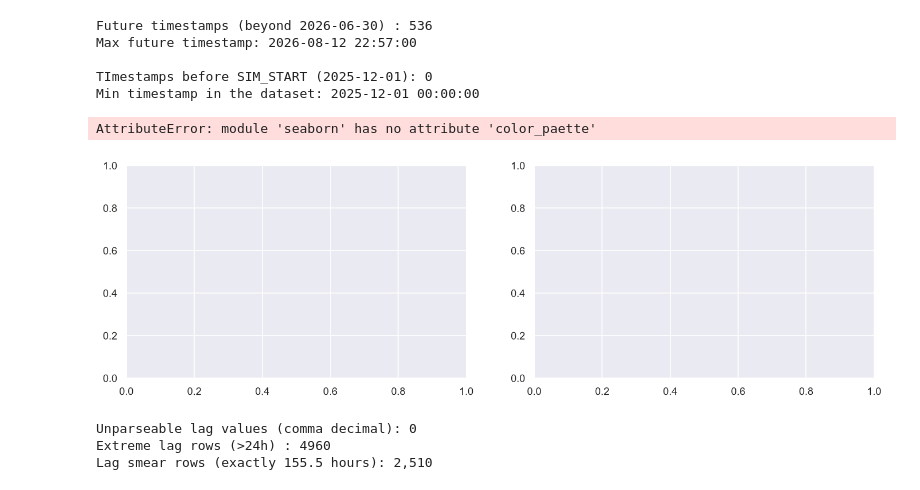
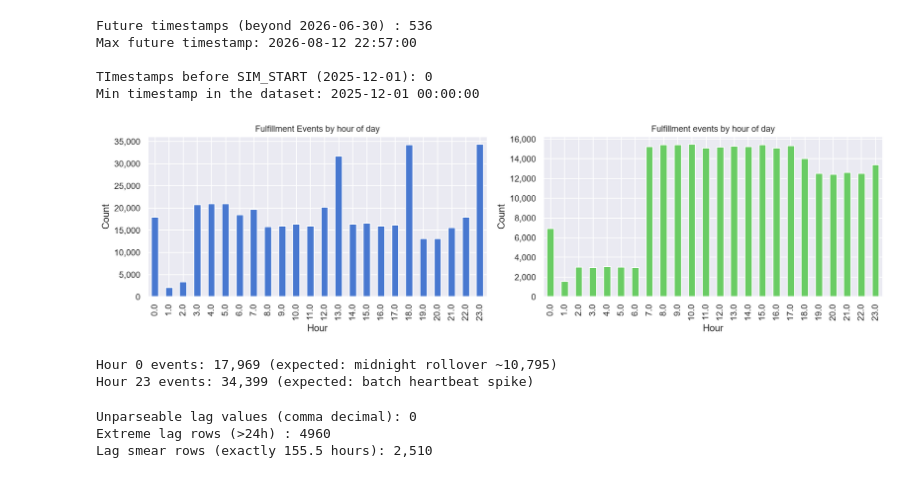
Before and after one commit to adiiquark/omninode_resilience_pipeline, a Jupyter notebook: Data_generation/Production_data/04_eda.ipynb, the cells around one changed output. Cells and saved outputs as stored; diff of their text form; code cells hidden in the pictures.

```diff
--- a/Data_generation/Production_data/04_eda.ipynb
+++ b/Data_generation/Production_data/04_eda.ipynb
@@ -188,36 +188,37 @@ Min timestamp in the dataset: 2025-12-01 00:00:00
 # normal darkstore snapshots: 6, 13, 18, 23
 
 df["event_hour"] = df["event_timestamp"].dt.hour
 fig, axes = plt.subplots(1,2, figsize= (14,4))
 
 # left contains all events
 df["event_hour"].value_counts().sort_index().plot(
-    kind = bar, ax = axes[0], color = sns.color_paette("muted")[0]
+    kind = "bar", ax = axes[0], color = sns.color_palette("muted")[0]
 )
 axes[0].set_title("Fulfillment Events by hour of day", fontsize = 11)
 axes[0].set_xlabel("Hour")
 axes[0].set_ylabel("Count")
 axes[0].yaxis.set_major_formatter(mticker.FuncFormatter(lambda x, _: f"{int(x):,}"))
 
 # right contains fulfillment only (removes scheduled snapshot spikes)
 df[df["event_type"] == "customer_fulfillment"]["event_hour"].value_counts().sort_index().plot(
     kind="bar", ax=axes[1], color = sns.color_palette("muted")[2]
 )
 axes[1].set_title("Fulfillment events by hour of day", fontsize=11)
 axes[1].set_xlabel("Hour")
 axes[1].set_ylabel("Count")
 axes[1].yaxis.set_major_formatter(mticker.FuncFormatter(lambda x,_: f"{int(x):,}"))
 
 plt.tight_layout()
 plt.show()
 
 # hour 23 spike  = batch heartbeat + midnight rollover combined
 # hour 0 spike = midnight rollover
 print(f"Hour 0 events: {(df['event_hour'] == 0).sum():,} (expected: midnight rollover ~10,795)")
 print(f"Hour 23 events: {(df['event_hour'] == 23).sum():,} (expected: batch heartbeat spike)")
 # %% [output]
+[figure, new version]
-AttributeError: module 'seaborn' has no attribute 'color_paette'
+Hour 0 events: 17,969 (expected: midnight rollover ~10,795)
+Hour 23 events: 34,399 (expected: batch heartbeat spike)
-[figure, old version]
 # %%
 # processing_lag_hours anomalies
 # chaos 2.2 injected comma decimal separators ("1,23") into ~895 rows
```
Also changed, not shown: parts of 13 cells of this notebook.
